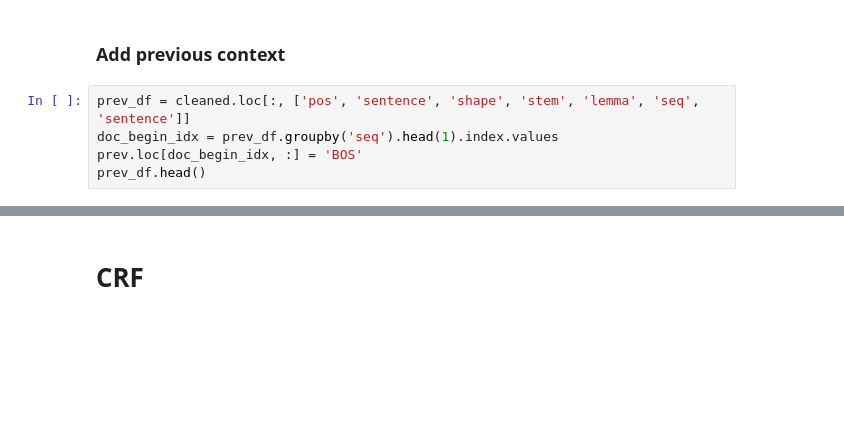
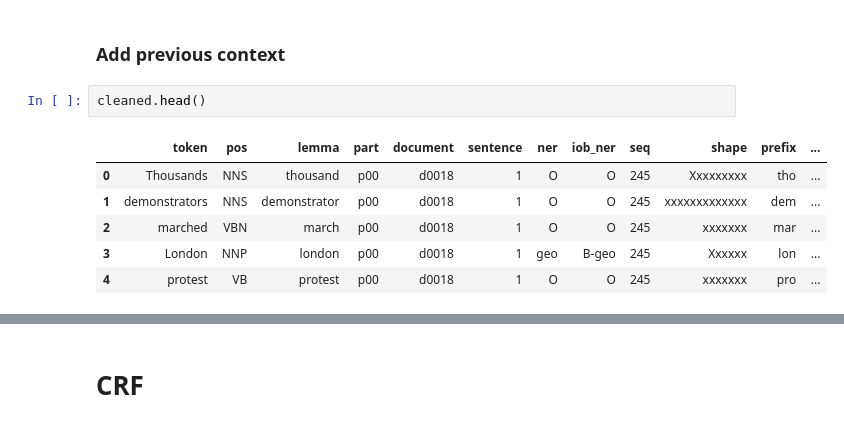
Before and after one commit to Morgolt/epam-nlp, a Jupyter notebook: notebooks/NLP-homework.ipynb, the cells around one changed output, grey strips where cells are left out. Saved outputs shown, nothing was run; the diff lists cells and outputs as text; blank space fills up the shorter version.

```diff
--- a/notebooks/NLP-homework.ipynb
+++ b/notebooks/NLP-homework.ipynb
@@ -208,7 +181,11 @@ scores = hw.hmm_cv(X, y, cv, cleaned.iob_ner)
 # %% [markdown]
 ### Add previous context
-# %%
-prev_df = cleaned.loc[:, ['pos', 'sentence', 'shape', 'stem', 'lemma', 'seq', 'sentence']]
-doc_begin_idx = prev_df.groupby('seq').head(1).index.values
-prev.loc[doc_begin_idx, :] = 'BOS'
-prev_df.head()
+# %%
+cleaned.head()
+# %% [output]
+|  | token | pos | lemma | part | document | sentence | ner | iob_ner | seq | shape | prefix | ... |
+| 0 | Thousands | NNS | thousand | p00 | d0018 | 1 | O | O | 245 | Xxxxxxxxx | tho | ... |
+| 1 | demonstrators | NNS | demonstrator | p00 | d0018 | 1 | O | O | 245 | xxxxxxxxxxxxx | dem | ... |
+| 2 | marched | VBN | march | p00 | d0018 | 1 | O | O | 245 | xxxxxxx | mar | ... |
+| 3 | London | NNP | london | p00 | d0018 | 1 | geo | B-geo | 245 | Xxxxxx | lon | ... |
+| 4 | protest | VB | protest | p00 | d0018 | 1 | O | O | 245 | xxxxxxx | pro | ... |
```
Also changed, not shown: parts of 28 cells of this notebook, 6 other files.
